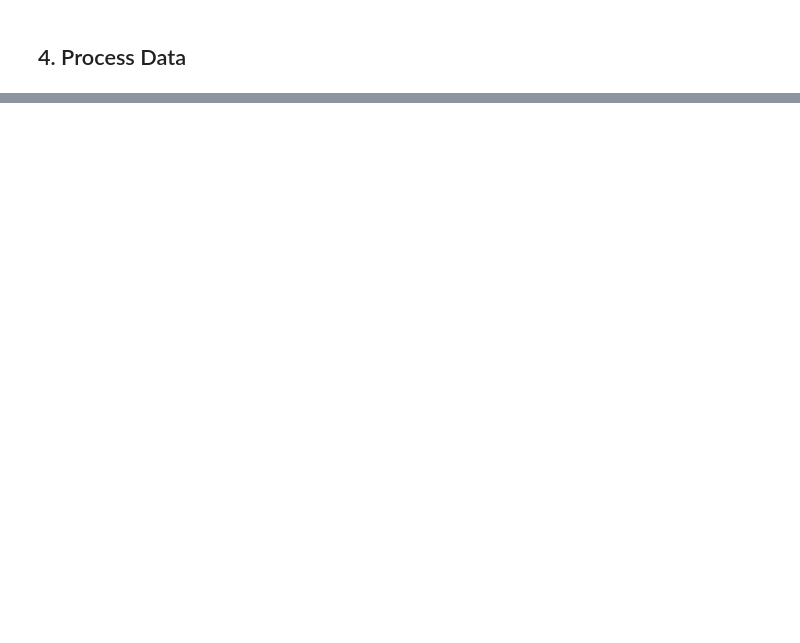
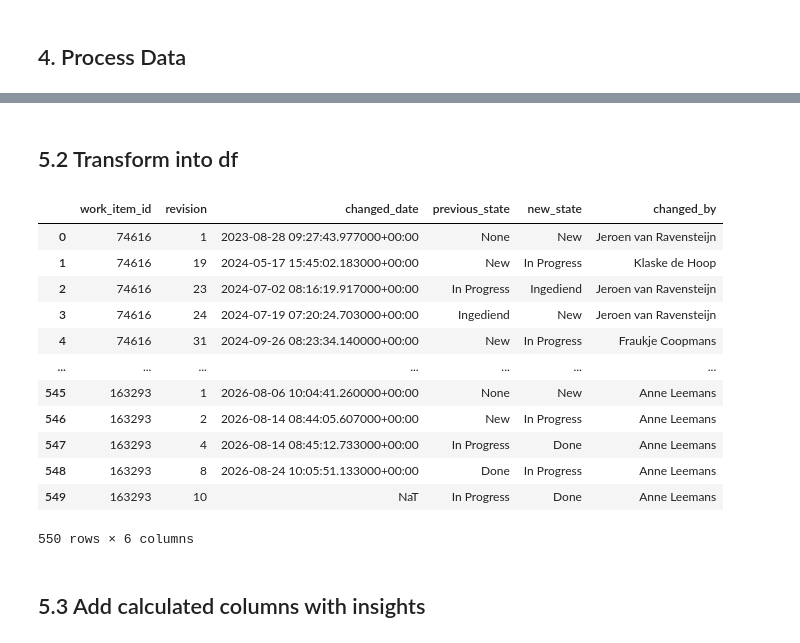
Before and after one commit to uashogeschoolutrecht/dena_KPI_Dashboard, a Jupyter notebook: notebooks/features_analysis.ipynb, the cells around one changed output, grey strips where cells are left out. Cells and saved outputs as stored; diff of their text form; code cells hidden in the pictures; blank space fills up the shorter version.

```diff
--- a/notebooks/features_analysis.ipynb
+++ b/notebooks/features_analysis.ipynb
@@ -424,0 +183,15 @@ User stories that have completed work logged but are not yet closed.
+# %%
+# Create a list of unique feature IDs for further processing
+feature_ids = df_features_closed['id'].tolist()
+feature_ids_args = ' '.join(str(int(fid)) for fid in feature_ids)
+
+# Fetch the latest state updates using the fetch_state_updates.py script
+%run ../src/scripts/fetch_work_item_updates.py {feature_ids_args}
+
+# Define the path to the JSON file using today's date
+today = date.today().strftime('%Y%m%d')
+data_file = Path(f'../azure_devops_data/work_item_updates_{today}.json')
+
+# Load the JSON data
+with open(data_file, 'r', encoding='utf-8') as f:
+    feature_update_data = json.load(f)
@@ -424,0 +216,49 @@ User stories that have completed work logged but are not yet closed.
+# %% [markdown]
+## 5.2 Transform into df
+# %%
+# Create one row for every feature state transition.
+def flatten_feature_updates(data):
+    """Return feature state transitions from Azure DevOps update data."""
+    rows = []
+
+    for work_item_id, updates in data.get("updates", {}).items():
+        for update in updates:
+            state_change = update.get("fields", {}).get("System.State")
+            if not state_change:
+                continue
+
+            rows.append({
+                "work_item_id": int(update.get("workItemId", work_item_id)),
+                "revision": update.get("rev"),
+                "changed_date": update.get("revisedDate"),
+                "previous_state": state_change.get("oldValue"),
+                "new_state": state_change.get("newValue"),
+                "changed_by": update.get("revisedBy", {}).get("displayName"),
+            })
+
+    return rows
+
+flat_feature_updates = flatten_feature_updates(feature_update_data)
+df_feature_state_updates = pd.DataFrame(flat_feature_updates)
+df_feature_state_updates["changed_date"] = pd.to_datetime(
+    df_feature_state_updates["changed_date"], utc=True, errors="coerce"
+)
+df_feature_state_updates = df_feature_state_updates.sort_values(
+    ["work_item_id", "changed_date"]
+).reset_index(drop=True)
+
+df_feature_state_updates
+# %% [output]
+|  | work_item_id | revision | changed_date | previous_state | new_state | changed_by |
+| 0 | 74616 | 1 | 2023-08-28 09:27:43.977000+00:00 | None | New | Jeroen van Ravensteijn |
+| 1 | 74616 | 19 | 2024-05-17 15:45:02.183000+00:00 | New | In Progress | Klaske de Hoop |
+| 2 | 74616 | 23 | 2024-07-02 08:16:19.917000+00:00 | In Progress | Ingediend | Jeroen van Ravensteijn |
+| 3 | 74616 | 24 | 2024-07-19 07:20:24.703000+00:00 | Ingediend | New | Jeroen van Ravensteijn |
+| 4 | 74616 | 31 | 2024-09-26 08:23:34.140000+00:00 | New | In Progress | Fraukje Coopmans |
+| ... | ... | ... | ... | ... | ... | ... |
+| 545 | 163293 | 1 | 2026-08-06 10:04:41.260000+00:00 | None | New | Anne Leemans |
+| 546 | 163293 | 2 | 2026-08-14 08:44:05.607000+00:00 | New | In Progress | Anne Leemans |
+| 547 | 163293 | 4 | 2026-08-14 08:45:12.733000+00:00 | In Progress | Done | Anne Leemans |
+| 548 | 163293 | 8 | 2026-08-24 10:05:51.133000+00:00 | Done | In Progress | Anne Leemans |
+| 549 | 163293 | 10 | NaT | In Progress | Done | Anne Leemans |
+550 rows × 6 columns
@@ -424,0 +268,2 @@ User stories that have completed work logged but are not yet closed.
+# %% [markdown]
+## 5.3 Add calculated columns with insights
```
Also changed, not shown: parts of 39 cells of this notebook, 5 other files.
